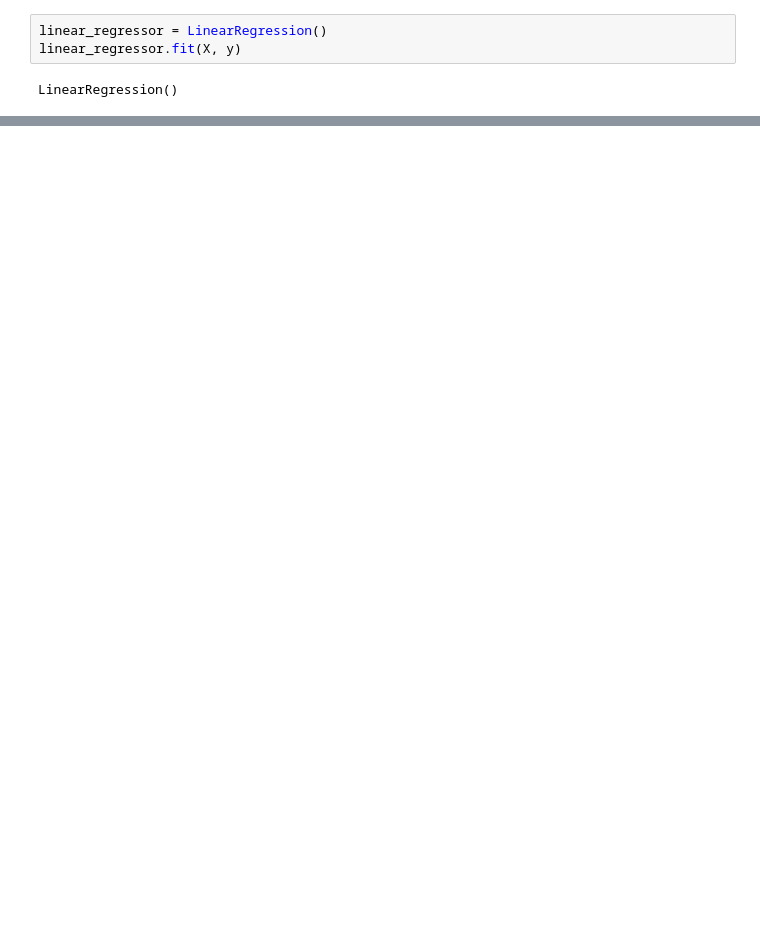
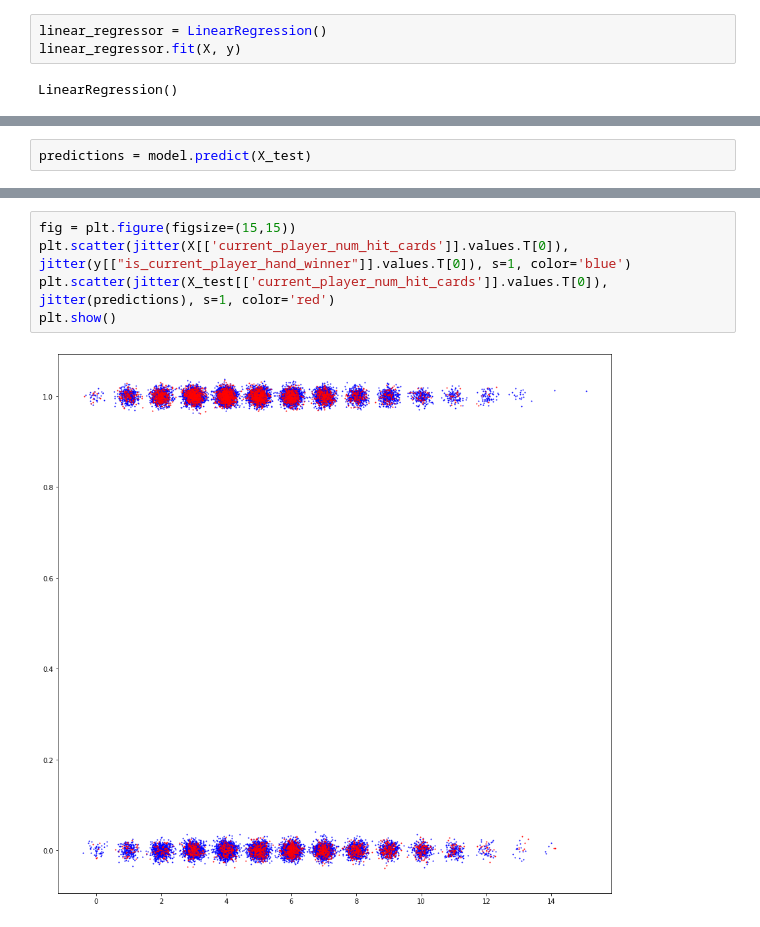
Before and after one commit to PeterEFrancis/gin-rummy-AI, a Jupyter notebook: python/alpha.ipynb, the cells around one changed output, grey strips where cells are left out. Saved outputs shown, nothing was run; the diff lists cells and outputs as text; blank space fills up the shorter version.

```diff
--- a/python/alpha.ipynb
+++ b/python/alpha.ipynb
@@ -69,0 +89,2 @@ clf.score(X, y)
+# %%
+predictions = model.predict(X_test)
@@ -69,0 +102,7 @@ clf.score(X, y)
+# %%
+fig = plt.figure(figsize=(15,15))
+plt.scatter(jitter(X[['current_player_num_hit_cards']].values.T[0]), jitter(y[["is_current_player_hand_winner"]].values.T[0]), s=1, color='blue')
+plt.scatter(jitter(X_test[['current_player_num_hit_cards']].values.T[0]), jitter(predictions), s=1, color='red')
+plt.show()
+# %% [output]
+[figure, added]
```
Also changed, not shown: parts of 17 cells of this notebook, 13 other files.
